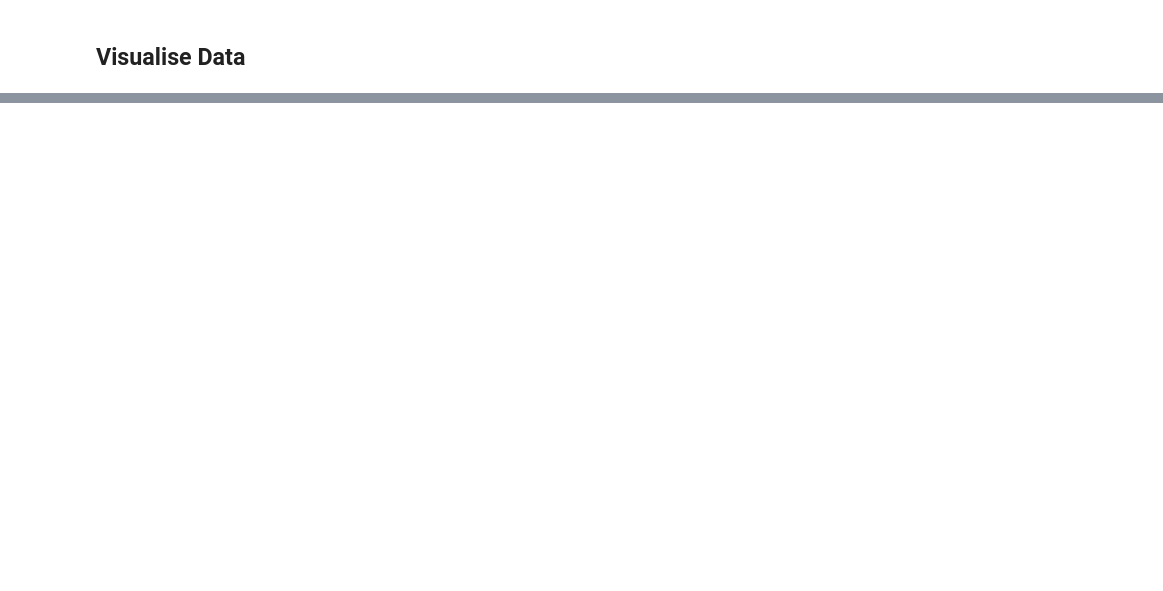
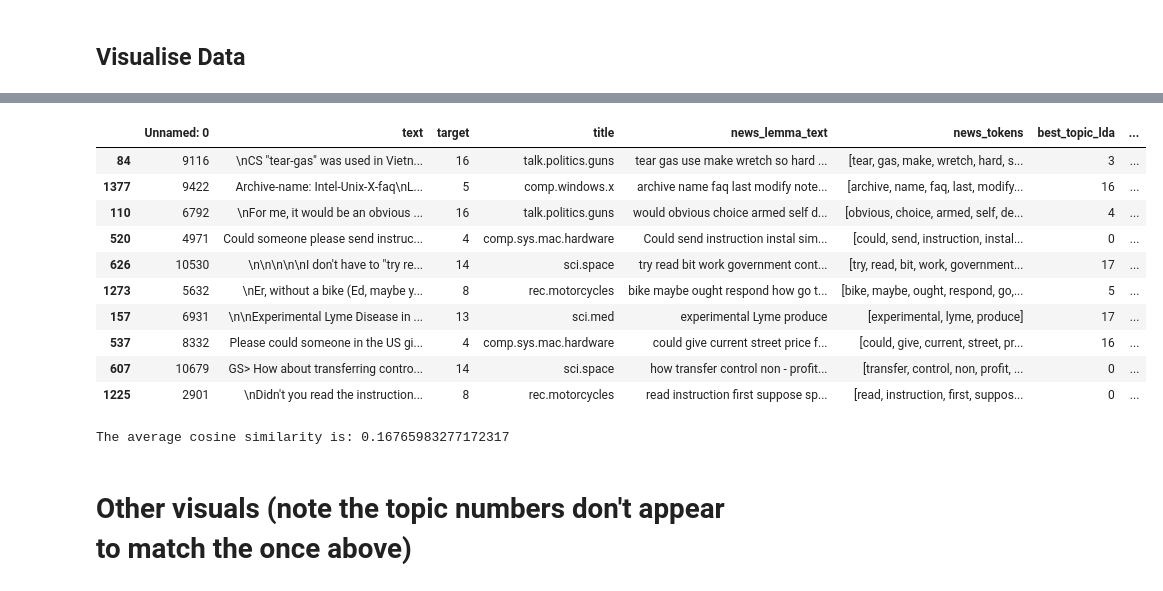
Before and after one commit to geersenthil/Topic-Modeling-, a Jupyter notebook: LDA.ipynb, the cells around one changed output, grey strips where cells are left out. Saved outputs shown, nothing was run; the diff lists cells and outputs as text; code cells hidden in the pictures; blank space fills up the shorter version.

```diff
--- a/LDA.ipynb
+++ b/LDA.ipynb
@@ -244,3 +335,53 @@ print(new_vector)
+# %%
+dataset['best_topic_lda_words_arr']= dataset['best_topic_lda_words'].str.split()
+dataset.sample(10)
+# %% [output]
+|  | Unnamed: 0 | text | target | title | news_lemma_text | news_tokens | best_topic_lda | ... |
+| 84 | 9116 | \nCS "tear-gas" was used in Vietn... | 16 | talk.politics.guns | tear gas use make wretch so hard ... | [tear, gas, make, wretch, hard, s... | 3 | ... |
+| 1377 | 9422 | Archive-name: Intel-Unix-X-faq\nL... | 5 | comp.windows.x | archive name faq last modify note... | [archive, name, faq, last, modify... | 16 | ... |
+| 110 | 6792 | \nFor me, it would be an obvious ... | 16 | talk.politics.guns | would obvious choice armed self d... | [obvious, choice, armed, self, de... | 4 | ... |
+| 520 | 4971 | Could someone please send instruc... | 4 | comp.sys.mac.hardware | Could send instruction instal sim... | [could, send, instruction, instal... | 0 | ... |
+| 626 | 10530 | \n\n\n\n\nI don't have to "try re... | 14 | sci.space | try read bit work government cont... | [try, read, bit, work, government... | 17 | ... |
+| 1273 | 5632 | \nEr, without a bike (Ed, maybe y... | 8 | rec.motorcycles | bike maybe ought respond how go t... | [bike, maybe, ought, respond, go,... | 5 | ... |
+| 157 | 6931 | \n\nExperimental Lyme Disease in ... | 13 | sci.med | experimental Lyme produce | [experimental, lyme, produce] | 17 | ... |
+| 537 | 8332 | Please could someone in the US gi... | 4 | comp.sys.mac.hardware | could give current street price f... | [could, give, current, street, pr... | 16 | ... |
+| 607 | 10679 | GS> How about transferring contro... | 14 | sci.space | how transfer control non - profit... | [transfer, control, non, profit, ... | 0 | ... |
+| 1225 | 2901 | \nDidn't you read the instruction... | 8 | rec.motorcycles | read instruction first suppose sp... | [read, instruction, first, suppos... | 0 | ... |
+# %%
+#cosine similarity
+
+from collections import Counter
+
+def cosine_similarity(x,num):
+   a_vals = Counter(x)
+   b_vals = Counter(y)
+   words = list(set(a_vals) | set(b_vals))
+   # convert to word-vectors
+   a_vect = [a_vals.get(s, 0) for s in words]
+   b_vect = [b_vals.get(s, 0) for s in words]
+
+  # find cosine
+   len_a  = sum(av*av for av in a_vect) ** 0.5
+   len_b  = sum(bv*bv for bv in b_vect) ** 0.5
+   dot = sum(av*bv for av,bv in zip(a_vect, b_vect))
+   if len_a == 0 or len_b == 0 :
+    cosine = 1
+   else:
+    cosine = dot / (len_a * len_b)
+   return cosine
+
+arr =[]
+num =0
+for x in dataset['best_topic_lda_words_arr']:
+  y = dataset['target_topic_word'].values[num]
+  arr.append(cosine_similarity(x,y))
+  num = num +1
+
+print("The average cosine similarity is:", np.mean(arr))
+# %% [output]
+The average cosine similarity is: 0.16765983277172317
+# %% [markdown]
+# Other visuals (note the topic numbers don't appear to match the once above)
 # %%
 pyLDAvis.enable_notebook()
 vis = pyLDAvis.gensim_models.prepare(lda_model, corpus, id2word, mds="mmds", R=10)
```
Also changed, not shown: parts of 26 cells of this notebook.
